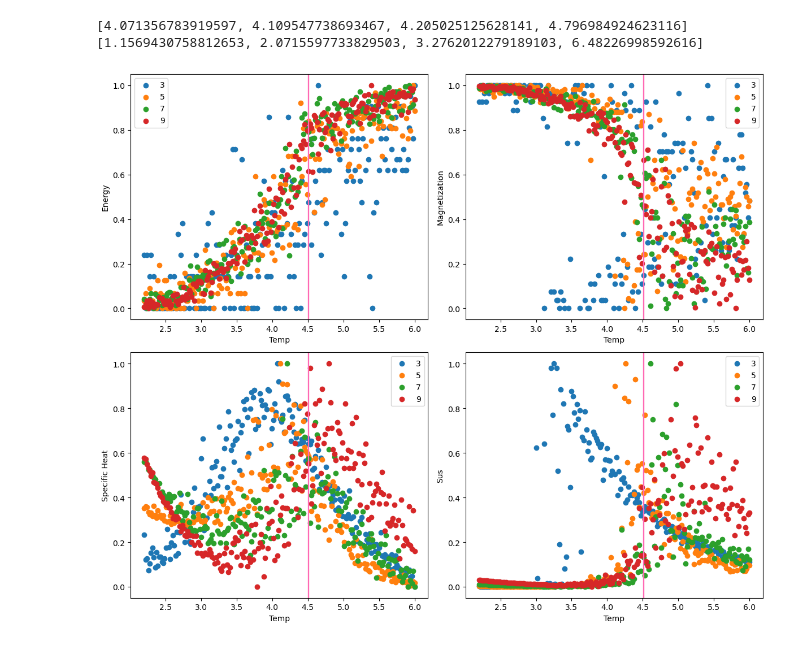
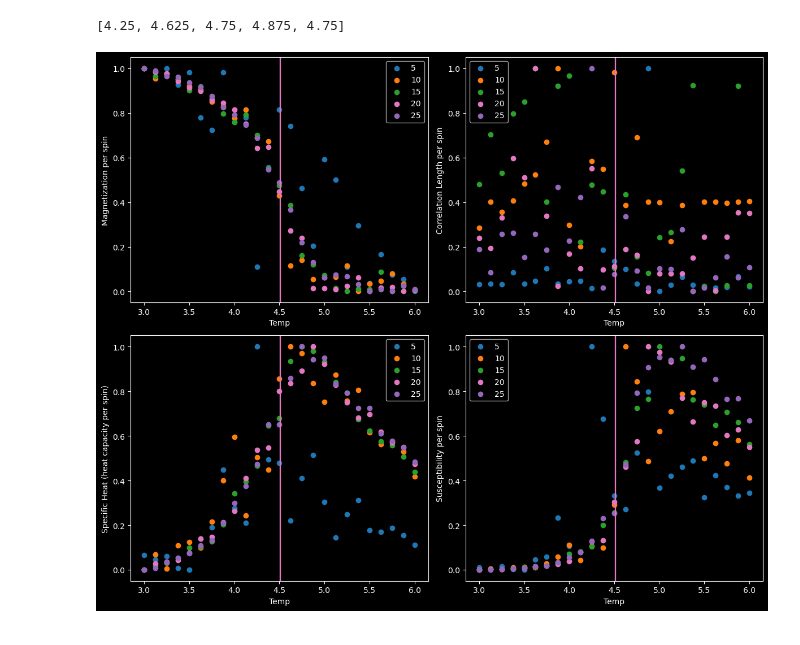
Before and after one commit to PHYS-5201-Final/IsingModel, a Jupyter notebook: 3DIsing.ipynb, the cells around one changed output. Drawn from its saved outputs; the diff is of its cells as text; code cells hidden in the pictures.

```diff
--- a/3DIsing.ipynb
+++ b/3DIsing.ipynb
@@ -128,7 +189,7 @@ def normalize(array):
     max = np.max(array)
     min = np.min(array)
     for i in range(len(array)):
-        normalized_array[i] = (array[i] - min)/(max-min)
+        normalized_array[i] = (normalized_array[i] - min)/(max-min)
     return normalized_array
 
 def difference(array):
@@ -199,14 +260,14 @@ plt.close()
 # %%
-def plot_final_vs_t(temps, final_vals, axs, name, L):
-    axs.scatter(temps, final_vals, label=str(L))
-    axs.axvline(x=4.5108, color='hotpink')
+def plot_final_vs_t(temps, final_vals, axs, name, L, c='tab:cyan'):
+    axs.scatter(temps, final_vals, label=str(L), color=c)
+    axs.axvline(x=4.5108, color='tab:pink')
     axs.set_xlabel("Temp")
     axs.set_ylabel(name)
     axs.legend()
     return axs
 # %%
 spins_aligned = aligned_spins(L)
-temps = np.linspace(2, 5, 100)
+temps = np.linspace(2, 6, 100)
 final_Es = []
 final_Ms = []
 final_Cs = []
@@ -217,7 +278,7 @@ final_xis = []
 K = 1
 h = 0
 L = 5
-steps = 100000
+steps = 10000
 
 for T in tqdm(temps):
     aligned_spins_initial = spins_aligned.copy()
@@ -230,11 +291,11 @@ for T in tqdm(temps):
 
 fig, ax = plt.subplots(2, 2, figsize=(12, 10))
 
-ax[0, 0] = plot_final_vs_t(temps, final_Es, ax[0, 0], "Energy", L)
-ax[0, 1] = plot_final_vs_t(temps, final_Ms, ax[0, 1], "Magnetization", L)
+# ax[0, 0] = plot_final_vs_t(temps, np.array(final_Es)/L**3, ax[0, 0], "Energy", L)
+ax[0, 0] = plot_final_vs_t(temps, np.abs(final_Ms)/L**3, ax[0, 0], "Magnetization", L)
+ax[0, 1] = plot_final_vs_t(temps, np.array(final_xis)/L**3, ax[0, 1], "Correlation Length", L)
 ax[1, 0] = plot_final_vs_t(temps, final_Cs, ax[1, 0], "Specific Heat", L)
-ax[1, 1] = plot_final_vs_t(temps, final_chis, ax[1, 1], "Sus", L)
-# ax[2, 0] = plot_final_vs_t(temps, final_xis, ax[2, 0], "Correlation Length")
+ax[1, 1] = plot_final_vs_t(temps, np.array(final_chis)/L**3, ax[1, 1], "Sus", L)
 
 plt.tight_layout()
 plt.show()
@@ -244,49 +305,61 @@ plt.close()
 # %%
-steps = 30000
 max_Cs = []
 max_suss = []
 T_cs = []
+max_Ms = []
+max_xis = []
+steps_per_spin = int(np.ceil(5000/125))
 
 fig, ax = plt.subplots(2, 2, figsize=(12, 10))
 
-Ls = [3, 5, 7, 9]
+# Ls = [15, 11, 9, 7, 5]
+colors = ['tab:blue', 'tab:orange', 'tab:green', 'tab:pink', 'tab:purple', 'tab:cyan']
+Ls = [5, 10, 15, 20, 25]
 for L in Ls:
     # turn off external magnetic field
     h = 0
+    steps = steps_per_spin*L**3
+
+    # set color:
+    c = colors[int(L/5 - 1)]
 
     spins_aligned = aligned_spins(L)
-    temps = np.linspace(2.2, 6, 200)
+    temps = np.linspace(3, 6, 25)
     final_Es = []
     final_Ms = []
     final_Cs = []
     final_chis = []
     final_xis = []
 
     for T in tqdm(temps):
+    # T = 4.5108
         aligned_spins_initial = spins_aligned.copy()
         _, quantities = monte_carlo(T, K, h, L, steps, aligned_spins_initial)
         final_Es.append(quantities[0][-1])
         final_Ms.append(quantities[1][-1])
         final_Cs.append(quantities[2][-1])
         final_chis.append(quantities[3][-1])
         final_xis.append(quantities[4][-1])
 
     max_Cs.append(np.max(final_Cs))
-    max_suss.append(np.max(final_chis))
-    T_cs.append(temps[np.argmax(final_Cs)])
+    T_c_i = np.argmax(final_Cs)
+    T_cs.append(temps[T_c_i])
 
-    ax[0, 0] = plot_final_vs_t(temps, normalize(final_Es), ax[0, 0], "Energy", L)
-    ax[0, 1] = plot_final_vs_t(temps, normalize(final_Ms), ax[0, 1], "Magnetization", L)
-    ax[1, 0] = plot_final_vs_t(temps, normalize(final_Cs), ax[1, 0], "Specific Heat", L)
-    ax[1, 1] = plot_final_vs_t(temps, normalize(final_chis), ax[1, 1], "Sus", L)
+    max_suss.append(final_chis[T_c_i])
+    max_Ms.append(final_Ms[T_c_i])
+    max_xis.append(final_xis[T_c_i])
+
+    # ax[0, 0] = plot_final_vs_t(temps, normalize(np.array(final_Es)/L**3), ax[0, 0], "Energy per spin", L)
+    ax[0, 0] = plot_final_vs_t(temps, normalize(np.abs(final_Ms)/L**3), ax[0, 0], "Magnetization per spin", L, c)
+    ax[0, 1] = plot_final_vs_t(temps, normalize(np.abs(final_xis)/L**3), ax[0, 1], "Correlation Length per spin", L, c)
+    ax[1, 0] = plot_final_vs_t(temps, normalize(final_Cs), ax[1, 0], "Specific Heat (heat capacity per spin)", L, c)
+    ax[1, 1] = plot_final_vs_t(temps, normalize(np.array(final_chis)/L**3), ax[1, 1], "Susceptibility per spin", L, c)
 
 print(T_cs)
-print(max_Cs)
 
 plt.tight_layout()
 plt.show()
 plt.close()
 # %% [output]
-[4.071356783919597, 4.109547738693467, 4.205025125628141, 4.796984924623116]
-[1.1569430758812653, 2.0715597733829503, 3.2762012279189103, 6.48226998592616]
+[4.25, 4.625, 4.75, 4.875, 4.75]
-[figure, old version]
+[figure, new version]
```
Also changed, not shown: parts of 11 cells of this notebook, 1 other file.
